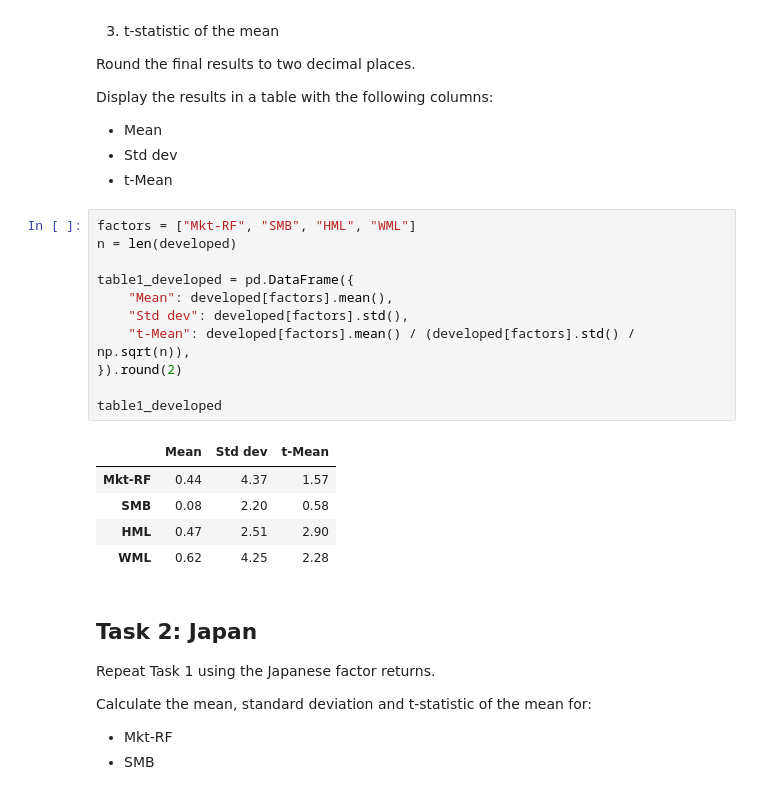
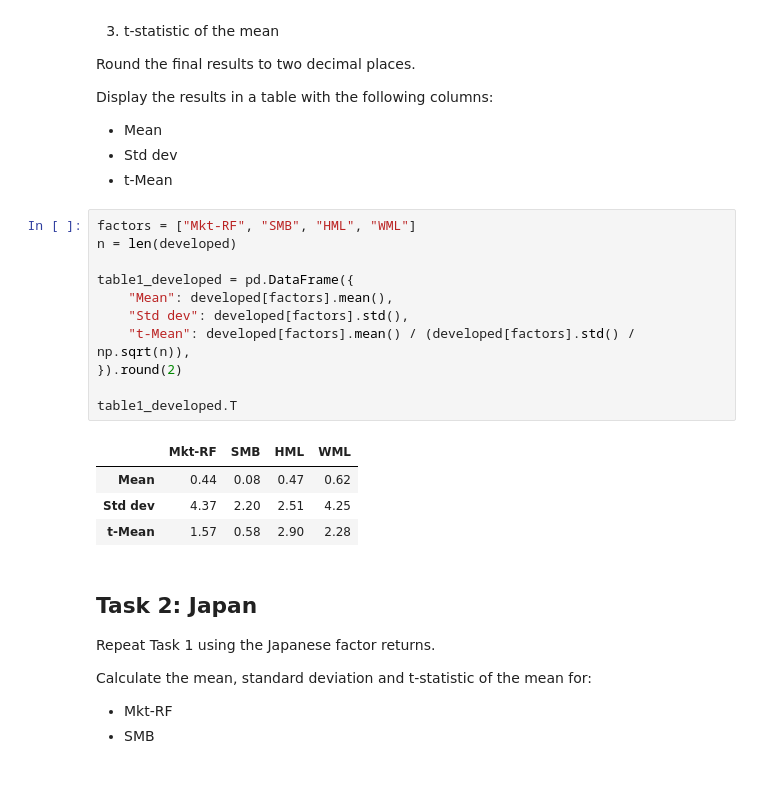
Before and after one commit to NyxsBlue/fram_project_1, a Jupyter notebook: 01_replicate_table1.ipynb, the cells around one changed output. Cells and saved outputs as stored; diff of their text form.

Commit message:
fix: table transpose

```diff
--- a/01_replicate_table1.ipynb
+++ b/01_replicate_table1.ipynb
@@ -76,20 +76,19 @@ Display the results in a table with the following columns:
 # %%
 factors = ["Mkt-RF", "SMB", "HML", "WML"]
 n = len(developed)
 
 table1_developed = pd.DataFrame({
     "Mean": developed[factors].mean(),
     "Std dev": developed[factors].std(),
     "t-Mean": developed[factors].mean() / (developed[factors].std() / np.sqrt(n)),
 }).round(2)
 
-table1_developed
+table1_developed.T
 # %% [output]
-|  | Mean | Std dev | t-Mean |
-| Mkt-RF | 0.44 | 4.37 | 1.57 |
-| SMB | 0.08 | 2.20 | 0.58 |
-| HML | 0.47 | 2.51 | 2.90 |
-| WML | 0.62 | 4.25 | 2.28 |
+|  | Mkt-RF | SMB | HML | WML |
+| Mean | 0.44 | 0.08 | 0.47 | 0.62 |
+| Std dev | 4.37 | 2.20 | 2.51 | 4.25 |
+| t-Mean | 1.57 | 0.58 | 2.90 | 2.28 |
 # %% [markdown]
 ## Task 2: Japan
 
```
Also changed, not shown: parts of 1 cell of this notebook.
